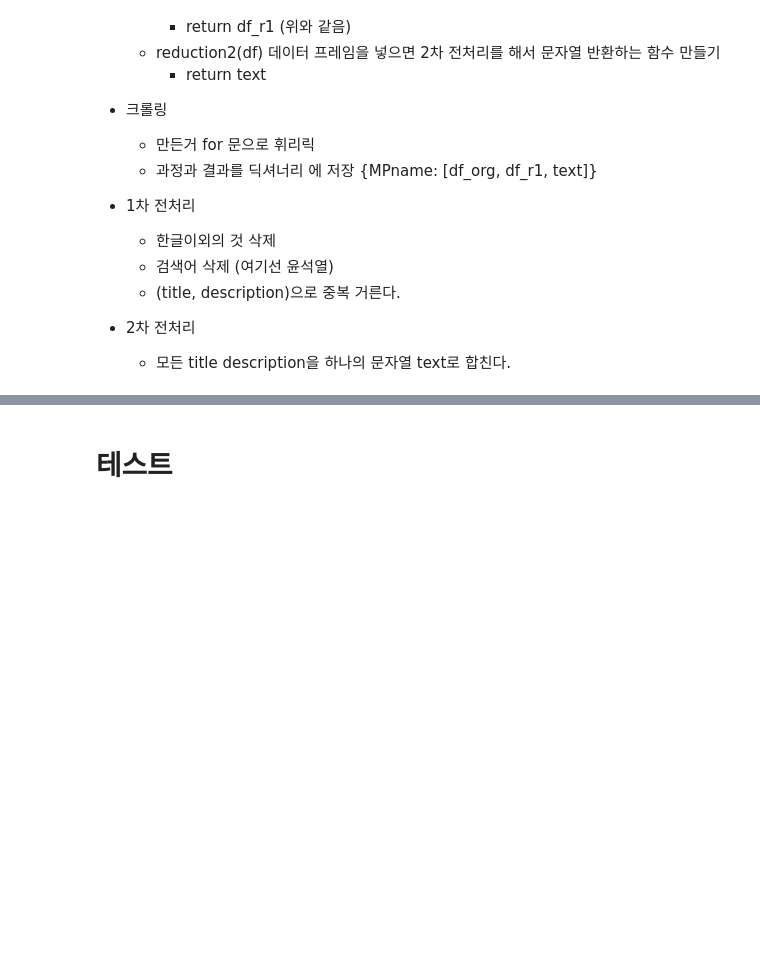
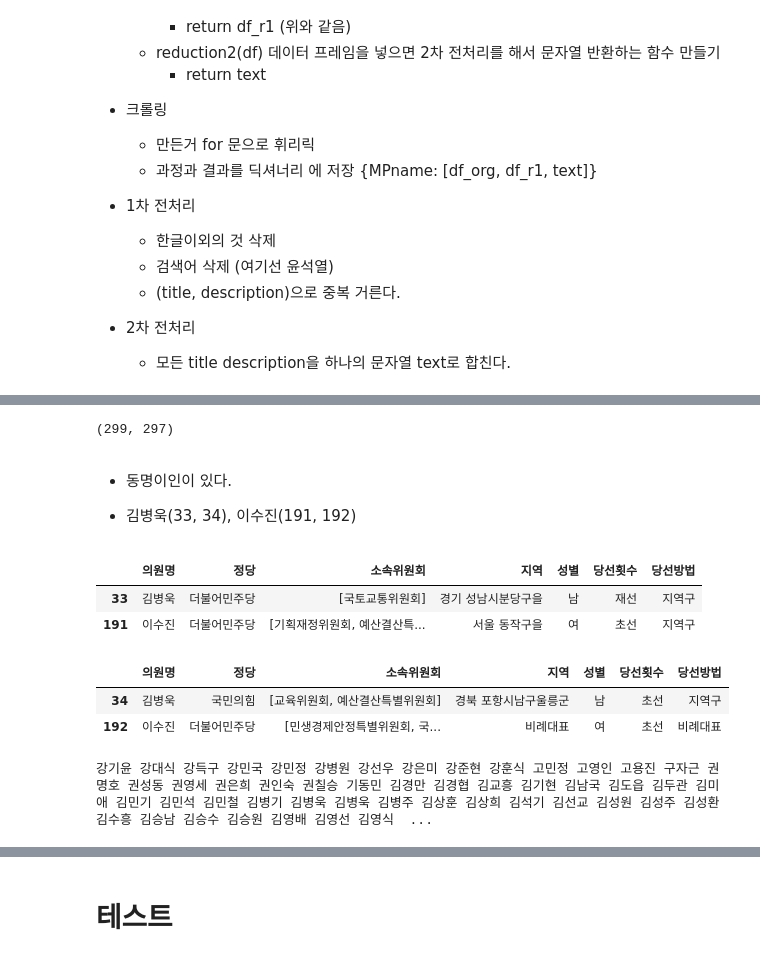
Before and after one commit to veryberry030/projects_cakd7_data, a Jupyter notebook: SB_NA.ipynb, the cells around one changed output, grey strips where cells are left out. Saved outputs shown, nothing was run; the diff lists cells and outputs as text; code cells hidden in the pictures; blank space fills up the shorter version.

```diff
--- a/SB_NA.ipynb
+++ b/SB_NA.ipynb
@@ -58,0 +39,2 @@ from bs4 import BeautifulSoup
+# %%
+MP = pd.read_pickle('MP.pkl')
@@ -58,0 +60,25 @@ from bs4 import BeautifulSoup
+# %%
+MPnames.count(), len(MPnames.unique())
+# %% [output]
+(299, 297)
+# %% [markdown]
+- 동명이인이 있다.
+
+- 김병욱(33, 34), 이수진(191, 192)
+# %%
+MP[MP.duplicated(subset=['의원명'], keep='last')]
+# %% [output]
+|  | 의원명 | 정당 | 소속위원회 | 지역 | 성별 | 당선횟수 | 당선방법 |
+| 33 | 김병욱 | 더불어민주당 | [국토교통위원회] | 경기 성남시분당구을 | 남 | 재선 | 지역구 |
+| 191 | 이수진 | 더불어민주당 | [기획재정위원회, 예산결산특... | 서울 동작구을 | 여 | 초선 | 지역구 |
+# %%
+MP[MP.duplicated(subset=['의원명'], keep='first')]
+# %% [output]
+|  | 의원명 | 정당 | 소속위원회 | 지역 | 성별 | 당선횟수 | 당선방법 |
+| 34 | 김병욱 | 국민의힘 | [교육위원회, 예산결산특별위원회] | 경북 포항시남구울릉군 | 남 | 초선 | 지역구 |
+| 192 | 이수진 | 더불어민주당 | [민생경제안정특별위원회, 국... | 비례대표 | 여 | 초선 | 비례대표 |
+# %%
+for name in MPnames:
+    print(name, end=" ")
+# %% [output]
+강기윤 강대식 강득구 강민국 강민정 강병원 강선우 강은미 강준현 강훈식 고민정 고영인 고용진 구자근 권명호 권성동 권영세 권은희 권인숙 권칠승 기동민 김경만 김경협 김교흥 김기현 김남국 김도읍 김두관 김미애 김민기 김민석 김민철 김병기 김병욱 김병욱 김병주 김상훈 김상희 김석기 김선교 김성원 김성주 김성환 김수흥 김승남 김승수 김승원 김영배 김영선 김영식  ...
```
Also changed, not shown: parts of 53 cells of this notebook.
